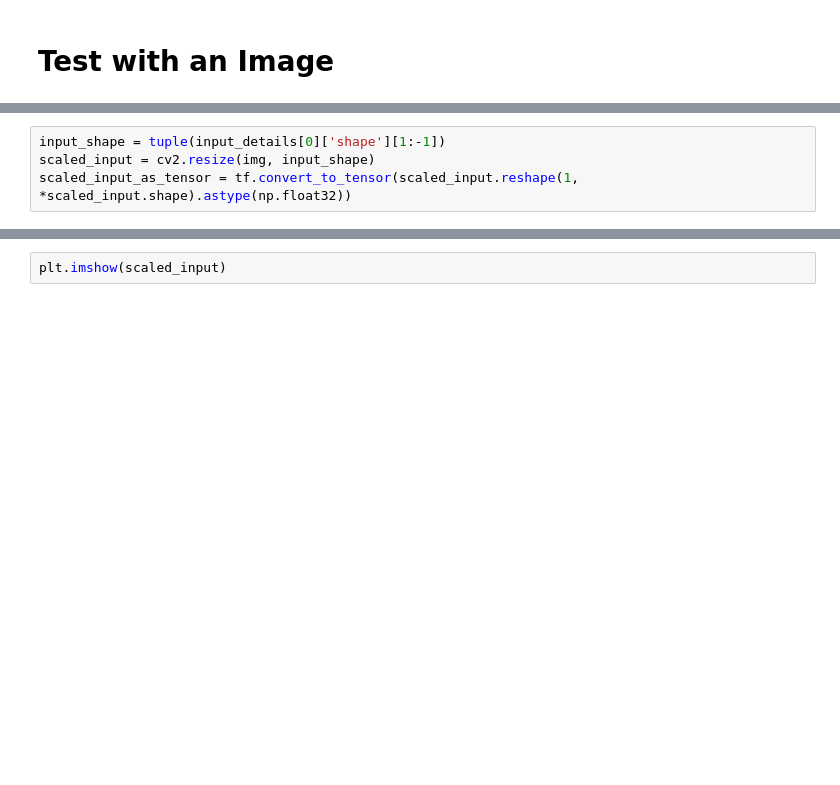
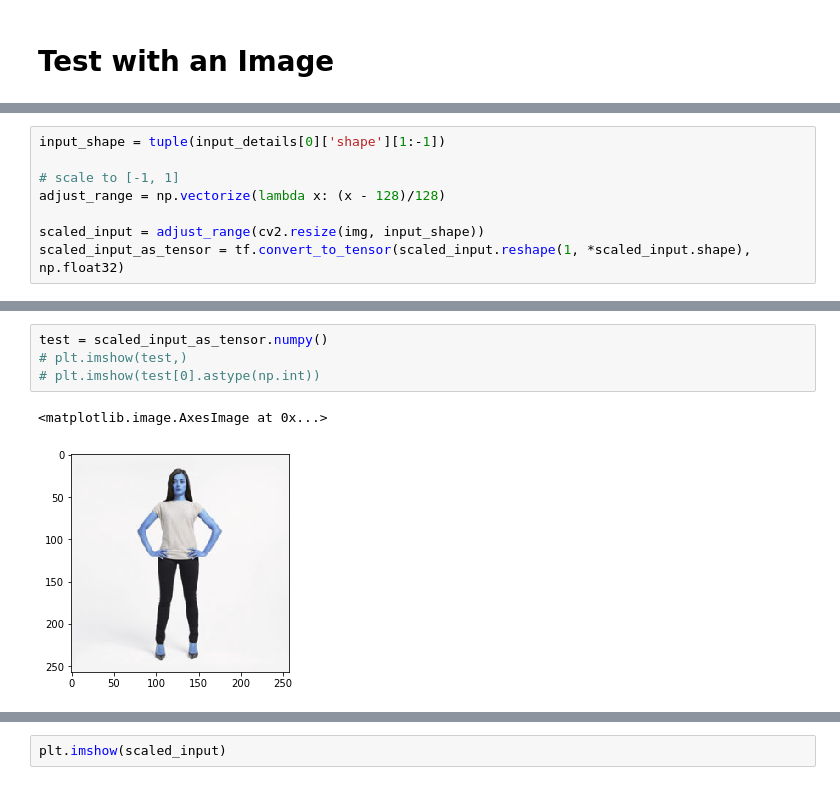
Before and after one commit to Guy-L/uOttaHack-JAG, a Jupyter notebook: exploration/python/hello_tflite/hello tf-lite.ipynb, the cells around one changed output, grey strips where cells are left out. Cells and saved outputs as stored; diff of their text form; blank space fills up the shorter version.

```diff
--- a/exploration/python/hello_tflite/hello tf-lite.ipynb
+++ b/exploration/python/hello_tflite/hello tf-lite.ipynb
@@ -27,7 +52,11 @@ plt.imshow(img)
 # %%
 input_shape = tuple(input_details[0]['shape'][1:-1])
-scaled_input = cv2.resize(img, input_shape)
-scaled_input_as_tensor = tf.convert_to_tensor(scaled_input.reshape(1, *scaled_input.shape).astype(np.float32))
+
+# scale to [-1, 1]
+adjust_range = np.vectorize(lambda x: (x - 128)/128)
+
+scaled_input = adjust_range(cv2.resize(img, input_shape))
+scaled_input_as_tensor = tf.convert_to_tensor(scaled_input.reshape(1, *scaled_input.shape), np.float32)
 # %%
 # Test model on random input data.
 # input_shape = input_details[0]['shape']
@@ -42,0 +98,7 @@ output_data = interpreter.get_tensor(output_details[0]['index'])
+# %%
+test = scaled_input_as_tensor.numpy()
+# plt.imshow(test,)
+# plt.imshow(test[0].astype(np.int))
+# %% [output]
+<matplotlib.image.AxesImage at 0x...>
+[figure, added]
```
Also changed, not shown: parts of 10 cells of this notebook, 1 other file.
